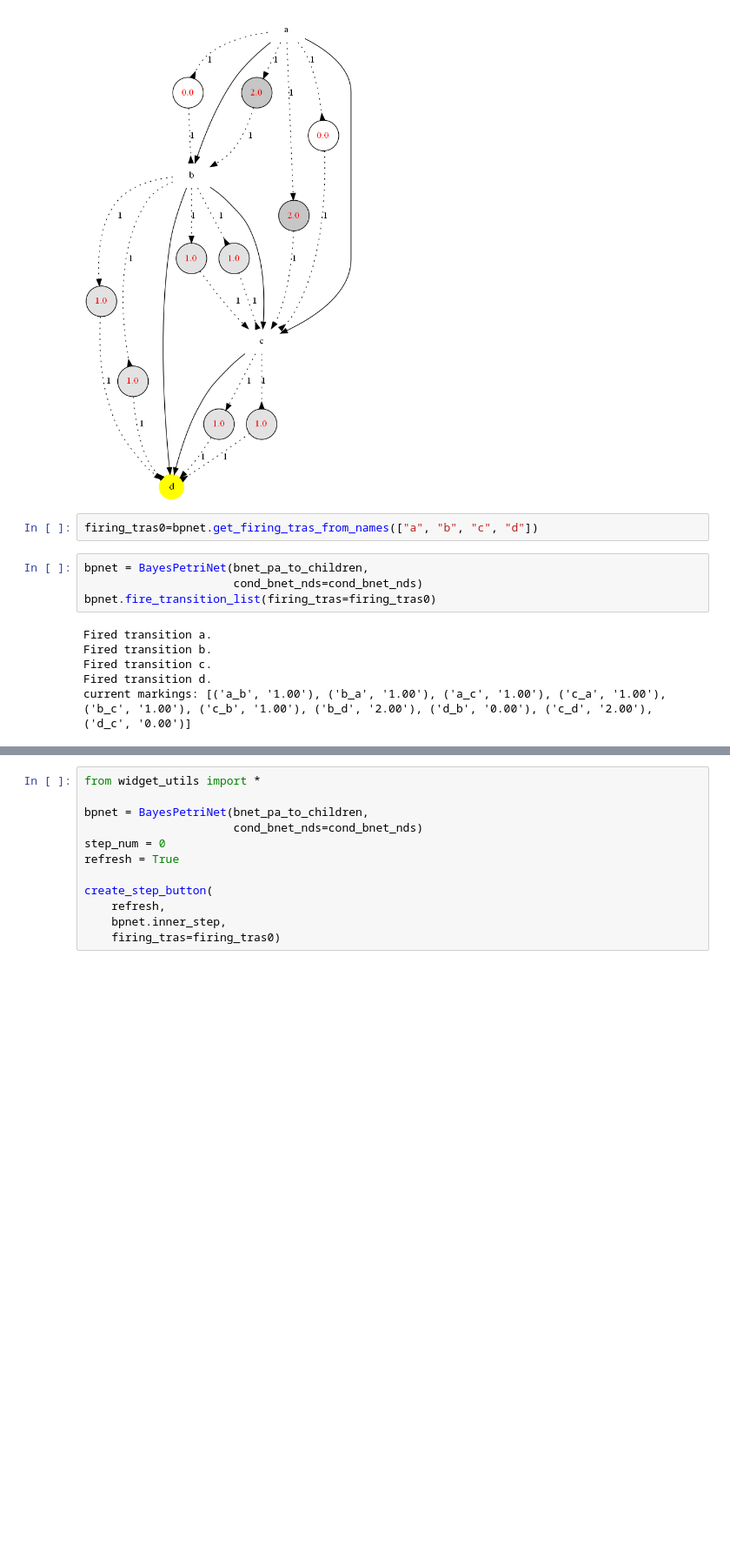
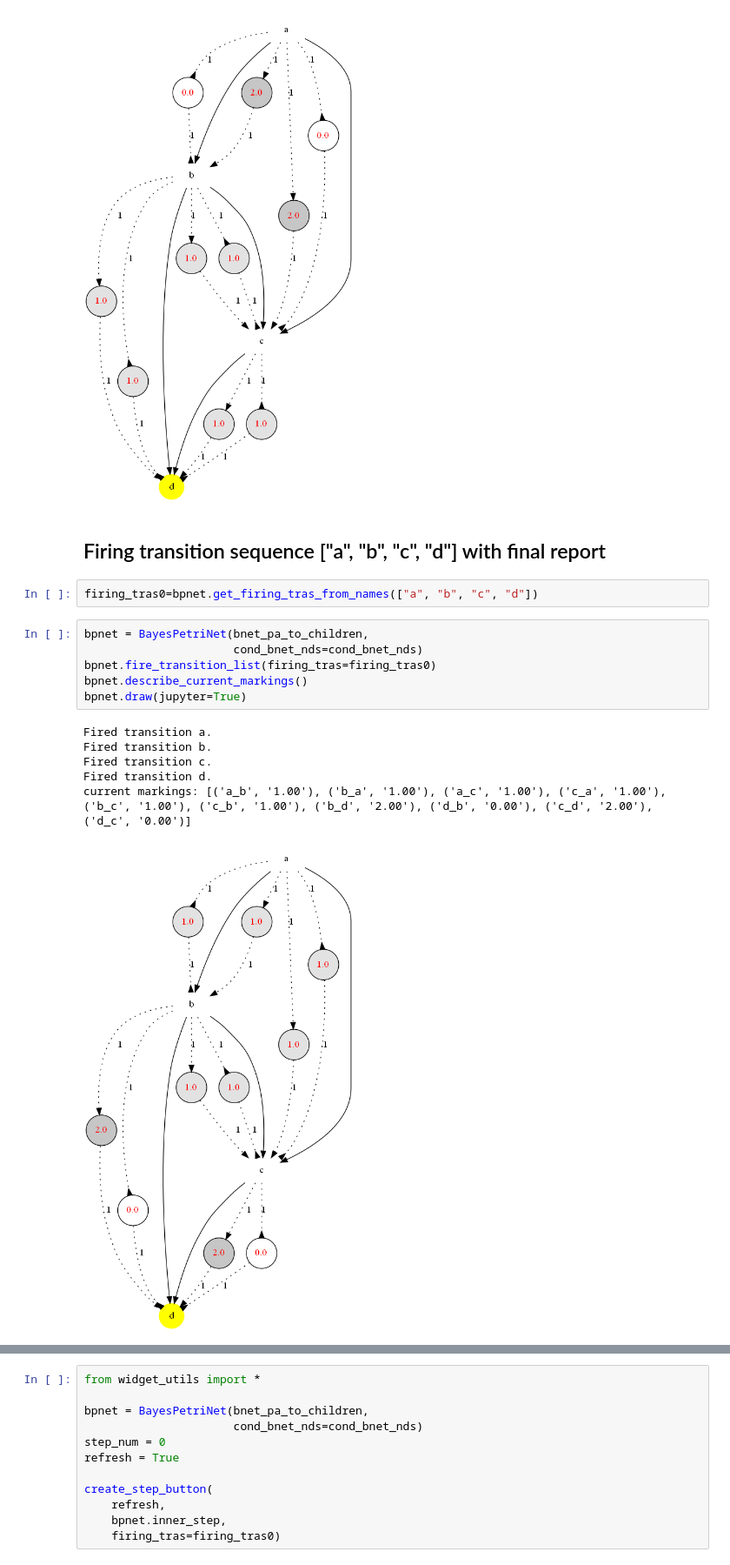
Before and after one commit to rrtucci/Bayes_Petri_Net, a Jupyter notebook: jupyter_notebooks/BPN_conditioned_wet_grass.ipynb, the cells around one changed output, grey strips where cells are left out. Shown at 87% size. Drawn from its saved outputs; the diff is of its cells as text; blank space fills up the shorter version.

```diff
--- a/jupyter_notebooks/BPN_conditioned_wet_grass.ipynb
+++ b/jupyter_notebooks/BPN_conditioned_wet_grass.ipynb
@@ -52,15 +56,20 @@ current markings: [('a_b', '1.00'), ('b_a', '1.00'), ('a_c', '1.00'), ('c_a', '1
 Fired transition a.
 current markings: [('a_b', '2.00'), ('b_a', '0.00'), ('a_c', '2.00'), ('c_a', '0.00'), ('b_c', '1.00'), ('c_b', '1.00'), ('b_d', '1.00'), ('d_b', '1.00'), ('c_d', '1.00'), ('d_c', '1.00')]
 [figure]
+# %% [markdown]
+## Firing transition sequence ["a", "b", "c", "d"] with final report
 # %%
 firing_tras0=bpnet.get_firing_tras_from_names(["a", "b", "c", "d"])
 # %%
 bpnet = BayesPetriNet(bnet_pa_to_children,
                       cond_bnet_nds=cond_bnet_nds)
 bpnet.fire_transition_list(firing_tras=firing_tras0)
+bpnet.describe_current_markings()
+bpnet.draw(jupyter=True)
 # %% [output]
 Fired transition a.
 Fired transition b.
 Fired transition c.
 Fired transition d.
 current markings: [('a_b', '1.00'), ('b_a', '1.00'), ('a_c', '1.00'), ('c_a', '1.00'), ('b_c', '1.00'), ('c_b', '1.00'), ('b_d', '2.00'), ('d_b', '0.00'), ('c_d', '2.00'), ('d_c', '0.00')]
+[figure, added]
```
Also changed, not shown: parts of 4 cells of this notebook, 5 other files.
